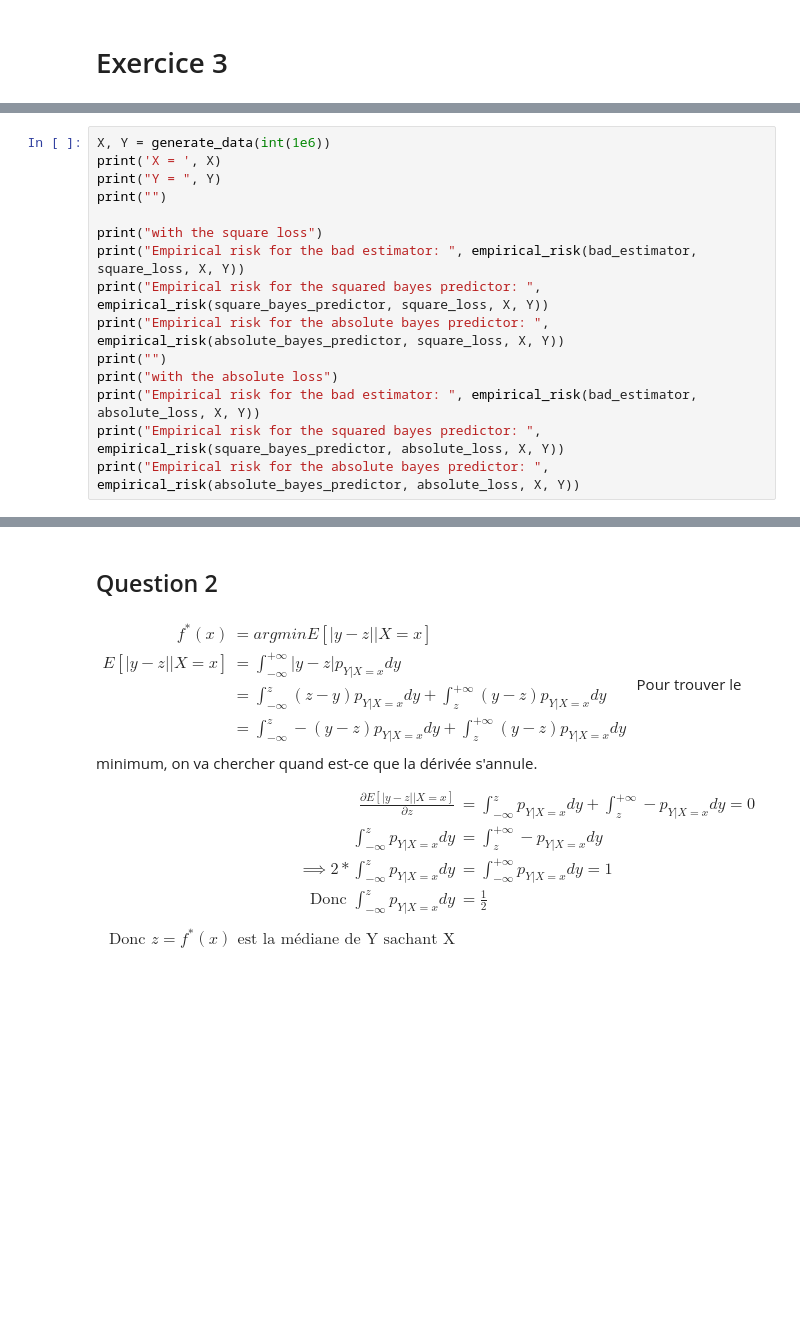
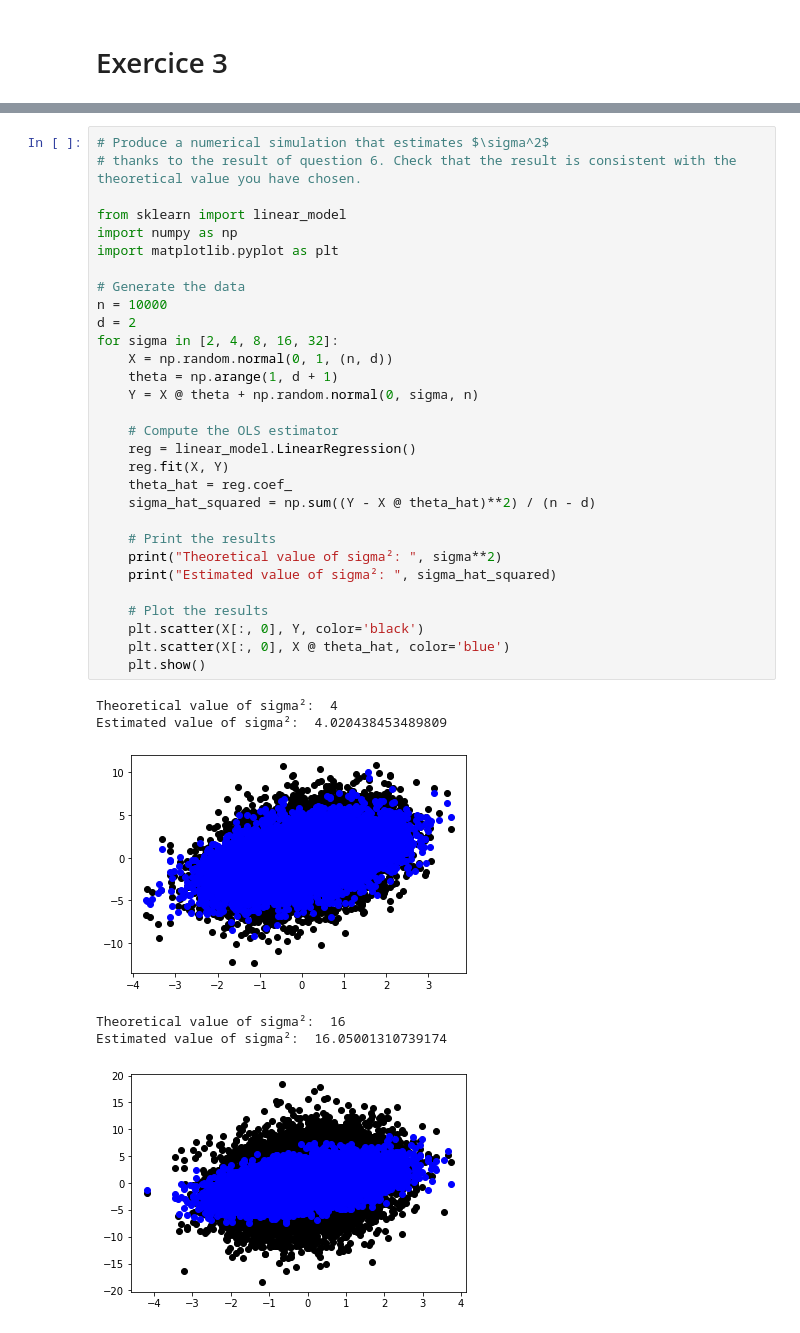
Before and after one commit to theo88400/FTML_RPGF, a Jupyter notebook: Exercise3/Exercice3.ipynb, the cells around one changed output, grey strips where cells are left out. Saved outputs shown, nothing was run; the diff lists cells and outputs as text; blank space fills up the shorter version.

```diff
--- a/Exercise3/Exercice3.ipynb
+++ b/Exercise3/Exercice3.ipynb
@@ -145,15 +218,0 @@ def empirical_risk(estimator, loss, X: np.array, Y: np.array) -> float:
-# %%
-X, Y = generate_data(int(1e6))
-print('X = ', X)
-print("Y = ", Y)
-print("")
-
-print("with the square loss")
-print("Empirical risk for the bad estimator: ", empirical_risk(bad_estimator, square_loss, X, Y))
-print("Empirical risk for the squared bayes predictor: ", empirical_risk(square_bayes_predictor, square_loss, X, Y))
-print("Empirical risk for the absolute bayes predictor: ", empirical_risk(absolute_bayes_predictor, square_loss, X, Y))
-print("")
-print("with the absolute loss")
-print("Empirical risk for the bad estimator: ", empirical_risk(bad_estimator, absolute_loss, X, Y))
-print("Empirical risk for the squared bayes predictor: ", empirical_risk(square_bayes_predictor, absolute_loss, X, Y))
-print("Empirical risk for the absolute bayes predictor: ", empirical_risk(absolute_bayes_predictor, absolute_loss, X, Y))
@@ -182,26 +219,37 @@ On retrouve également le résultat théorique attendu, à savoir 1.58 contre 1.
-# %% [markdown]
-## Question 2
-# %% [markdown]
-$
-\begin{equation}
-\begin{split}
- f^*(x) & = arg min E[|y − z||X = x] \\
- E[|y − z||X = x] & = \int_{-\infty}^{+\infty} |y - z| p_{Y|X=x}dy \\
- & = \int_{-\infty}^{z} (z - y)p_{Y|X=x}dy + \int_{z}^{+\infty} (y - z)p_{Y|X=x}dy \\
- & = \int_{-\infty}^{z} -(y - z)p_{Y|X=x}dy + \int_{z}^{+\infty} (y - z)p_{Y|X=x}dy \\
- \end{split}
- \end{equation}
-$
-Pour trouver le minimum, on va chercher quand est-ce que la dérivée s'annule.
-
-$$
-\begin{equation}
-\begin{split}
-\frac{\partial E[|y − z||X = x]}{\partial z} & = \int_{-\infty}^{z} p_{Y|X=x}dy + \int_{z}^{+\infty} -p_{Y|X=x}dy = 0 \\
-\int_{-\infty}^{z} p_{Y|X=x}dy & = \int_{z}^{+\infty} -p_{Y|X=x}dy \\
-\implies 2 * \int_{-\infty}^{z} p_{Y|X=x}dy & = \int_{-\infty}^{+\infty} p_{Y|X=x}dy = 1 \\
-\text{Donc } \int_{-\infty}^{z} p_{Y|X=x}dy & = \frac{1}{2} \\ \\
-\text{Donc } z = f^{*}(x) \text{ est la médiane de Y sachant X}
-\end{split}
-\end{equation}
-$$
+# %%
+# Produce a numerical simulation that estimates $\sigma^2$
+# thanks to the result of question 6. Check that the result is consistent with the theoretical value you have chosen.
+
+from sklearn import linear_model
+import numpy as np
+import matplotlib.pyplot as plt
+
+# Generate the data
+n = 10000
+d = 2
+for sigma in [2, 4, 8, 16, 32]:
+    X = np.random.normal(0, 1, (n, d))
+    theta = np.arange(1, d + 1)
+    Y = X @ theta + np.random.normal(0, sigma, n)
+
+    # Compute the OLS estimator
+    reg = linear_model.LinearRegression()
+    reg.fit(X, Y)
+    theta_hat = reg.coef_
+    sigma_hat_squared = np.sum((Y - X @ theta_hat)**2) / (n - d)
+
+    # Print the results
+    print("Theoretical value of sigma²: ", sigma**2)
+    print("Estimated value of sigma²: ", sigma_hat_squared)
+
+    # Plot the results
+    plt.scatter(X[:, 0], Y, color='black')
+    plt.scatter(X[:, 0], X @ theta_hat, color='blue')
+    plt.show()
+# %% [output]
+Theoretical value of sigma²:  4
+Estimated value of sigma²:  4.020438453489809
+[figure, added]
+Theoretical value of sigma²:  16
+Estimated value of sigma²:  16.05001310739174
+[figure, added]
```
Also changed, not shown: parts of 27 cells of this notebook, 19 other files.
